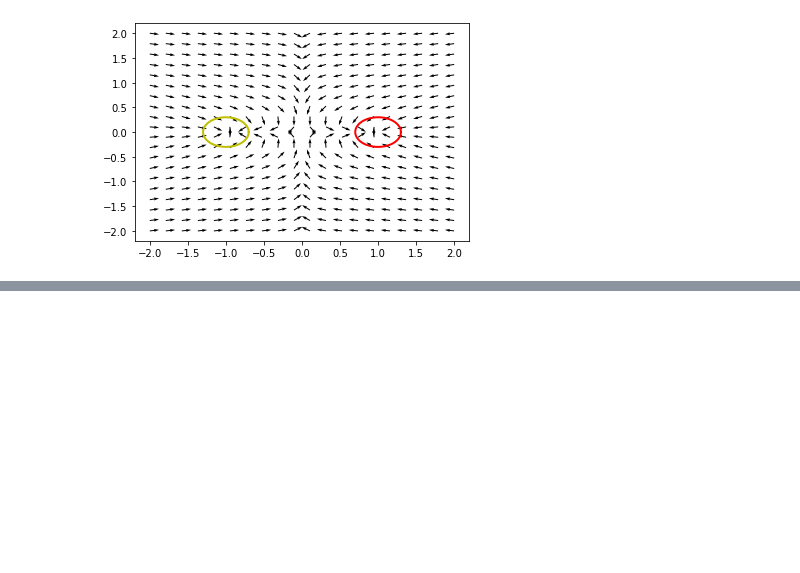
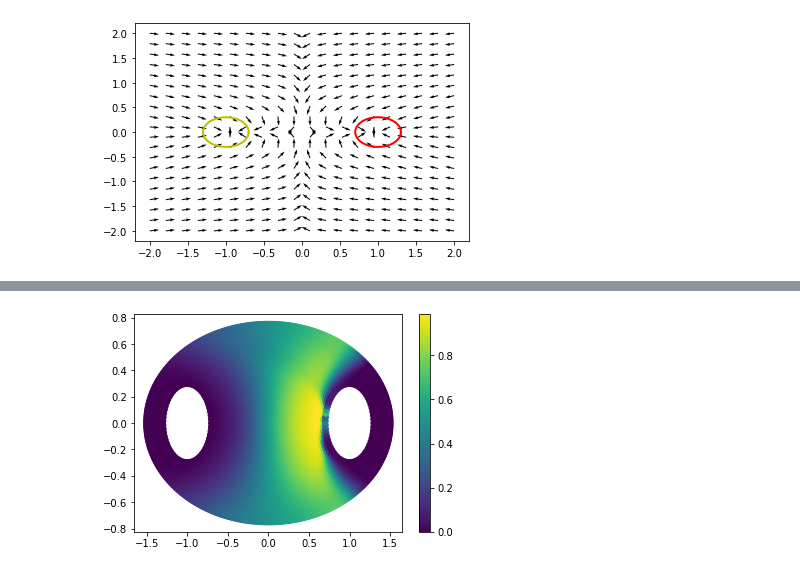
Before and after one commit to williamclarktennis/MaierSteinCode, a Jupyter notebook: quick_figure_maker.ipynb, the cells around one changed output, grey strips where cells are left out. Cells and saved outputs as stored; diff of their text form; code cells hidden in the pictures; blank space fills up the shorter version.

```diff
--- a/quick_figure_maker.ipynb
+++ b/quick_figure_maker.ipynb
@@ -334,0 +363,19 @@ fig.savefig("../final_presentation/b(x).png")
+# %%
+# check a model approximation
+model = ms.NeuralNetwork(layer_array=[2,20,20,1])
+model.load_state_dict(torch.load("./model_weights1/pinn_NumOfTrPts-54636_LayerArray-[2, 20, 20, 1]_alpha-10.0_epochs-100_DATE-2022-8-11-14-43"))
+pts = np.loadtxt('MaierStein_pts.csv', delimiter=',', dtype=float)
+# work around the error of inputting numpy data into torch nn
+pts_torch = torch.tensor(pts).float()
+q = model(pts_torch)
+q = q.detach().numpy()
+q = q.squeeze()
+q_FEM = np.loadtxt('MaierStein_q_FEM.csv', delimiter=',', dtype=float)
+q_ab = np.absolute(q_FEM - q)
+fig, ax = plt.subplots()
+cb = ax.scatter(pts[:,0], pts[:,1], c=q_ab)
+fig.colorbar(cb)
+fig.show()
+fig.savefig("../REU Final Report/images/badapprox1.png")
+# %% [output]
+[figure, added]
```
Also changed, not shown: parts of 6 cells of this notebook, 58 other files.
